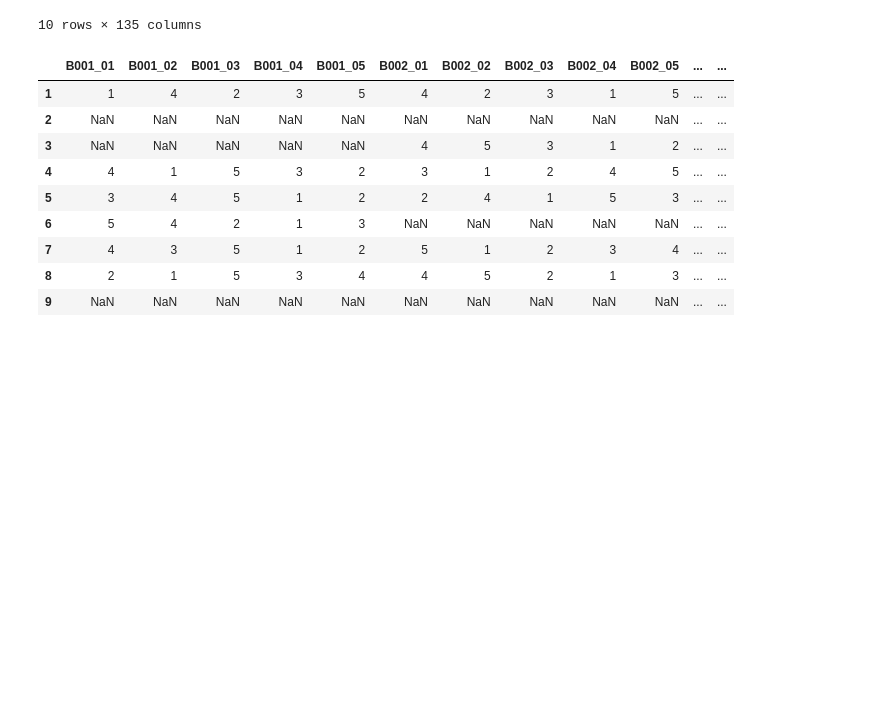
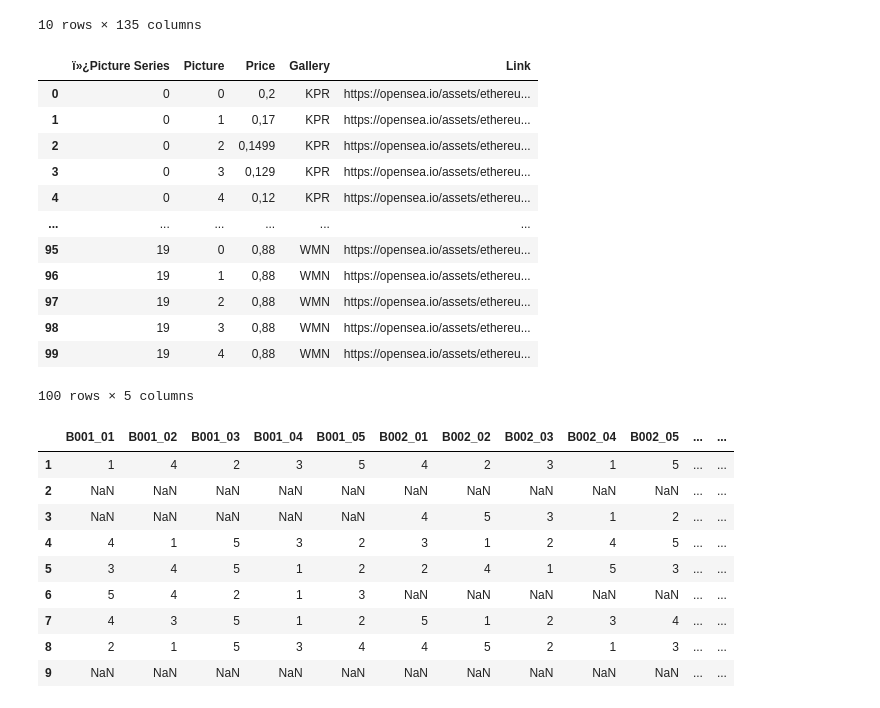
Before and after one commit to 9-cordes/order_experiment, a Jupyter notebook: rearrange_data.ipynb, the cells around one changed output. Saved outputs shown, nothing was run; the diff lists cells and outputs as text; code cells hidden in the pictures; blank space fills up the shorter version.

```diff
--- a/rearrange_data.ipynb
+++ b/rearrange_data.ipynb
@@ -29,4 +29,21 @@ odf
 | 8 | 78 | NaN | NaN | final | interview | 2022-07-04 17:00:34 | 2 | 1 | 5 | 3 | ... | ... |
 | 9 | 80 | NaN | NaN | final | interview | 2022-07-04 17:44:38 | NaN | NaN | NaN | NaN | ... | ... |
 10 rows × 135 columns
+# %%
+# explore info data
+idf
+# %% [output]
+|  | ï»¿Picture Series | Picture | Price | Gallery | Link |
+| 0 | 0 | 0 | 0,2 | KPR | https://opensea.io/assets/ethereu... |
+| 1 | 0 | 1 | 0,17 | KPR | https://opensea.io/assets/ethereu... |
+| 2 | 0 | 2 | 0,1499 | KPR | https://opensea.io/assets/ethereu... |
+| 3 | 0 | 3 | 0,129 | KPR | https://opensea.io/assets/ethereu... |
+| 4 | 0 | 4 | 0,12 | KPR | https://opensea.io/assets/ethereu... |
+| ... | ... | ... | ... | ... | ... |
+| 95 | 19 | 0 | 0,88 | WMN | https://opensea.io/assets/ethereu... |
+| 96 | 19 | 1 | 0,88 | WMN | https://opensea.io/assets/ethereu... |
+| 97 | 19 | 2 | 0,88 | WMN | https://opensea.io/assets/ethereu... |
+| 98 | 19 | 3 | 0,88 | WMN | https://opensea.io/assets/ethereu... |
+| 99 | 19 | 4 | 0,88 | WMN | https://opensea.io/assets/ethereu... |
+100 rows × 5 columns
 # %%
```
Also changed, not shown: parts of 9 cells of this notebook, 3 other files.
